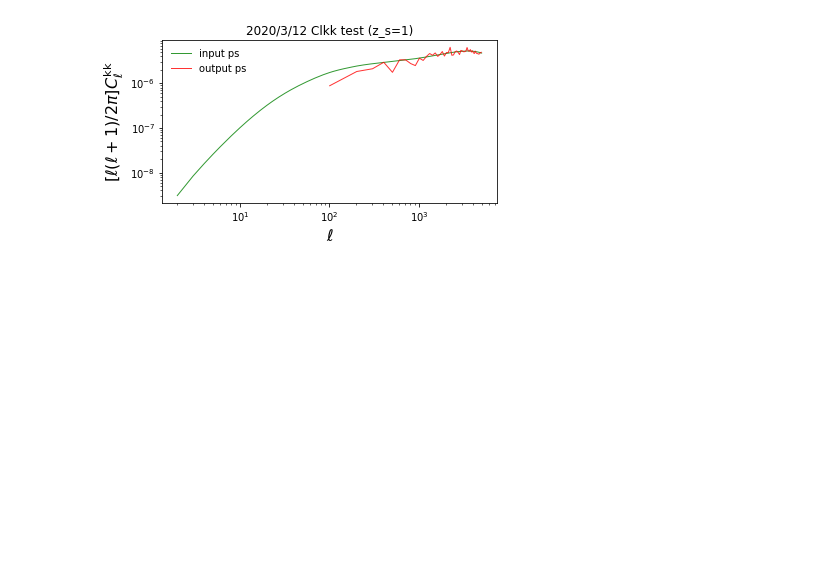
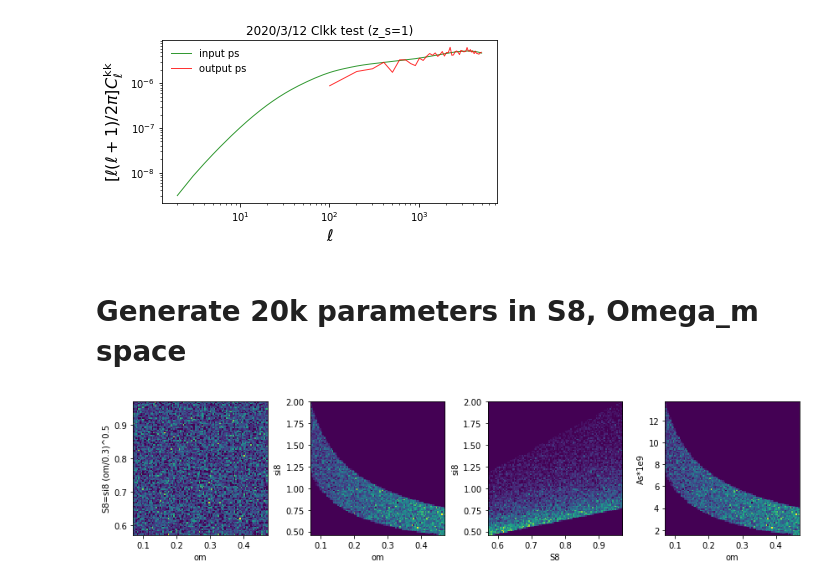
Before and after one commit to liuxx479/Outlier, a Jupyter notebook: GRF.ipynb, the cells around one changed output. Drawn from its saved outputs; the diff is of its cells as text; code cells hidden in the pictures; blank space fills up the shorter version.

Commit message:
20k parameters visualized

```diff
--- a/GRF.ipynb
+++ b/GRF.ipynb
@@ -231,3 +231,29 @@ title('2020/3/12 Clkk test (z_s=1)')
 # %% [output]
 Text(0.5,1,'2020/3/12 Clkk test (z_s=1)')
 [figure]
+# %% [markdown]
+# Generate 20k parameters in S8, Omega_m space
+# %%
+seed(94720)
+S8_arr = (rand(20000)-0.5)*0.4+0.77
+om_arr = (rand(20000) - 0.5)*0.4 + 0.27
+#A_se9_find = lambda om, S8: -2.1+7.915*S8/sqrt(om/0.3)
+A_se9_arr = A_se9_find(om_arr, S8_arr)
+si8B_arr = S8_arr/sqrt(om_arr/0.3) #S8=σ8(Ωm/0.3)0.5
+# %%
+f=figure(figsize=(12,3))
+subplot(141)
+hist2d(om_arr, S8_arr,bins=100)
+xlabel('om');ylabel('S8=si8 (om/0.3)^0.5')
+subplot(142)
+hist2d(om_arr, si8B_arr,bins=100)
+xlabel('om');ylabel('si8')
+subplot(143)
+hist2d(S8_arr, si8B_arr,bins=100)
+xlabel('S8');ylabel('si8')
+subplot(144)
+hist2d(om_arr, A_se9_arr,bins=100)
+xlabel('om');ylabel('As*1e9')
+plt.tight_layout()
+# %% [output]
+[figure, added]
```
Also changed, not shown: parts of 1 cell of this notebook.
